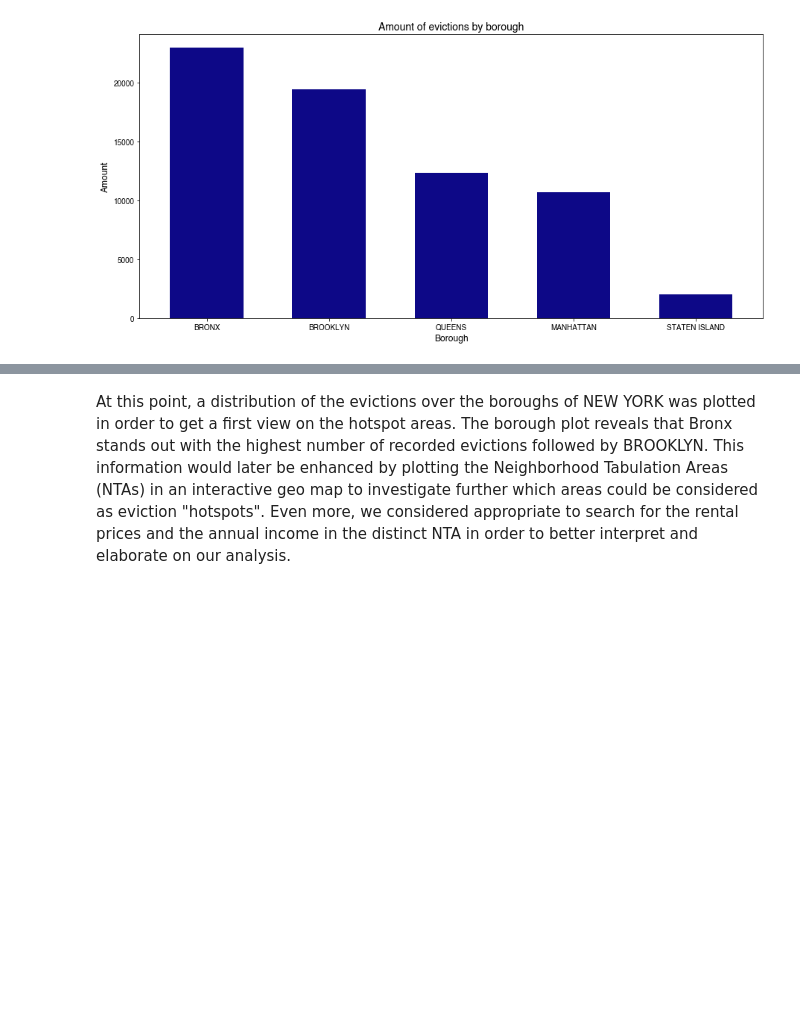
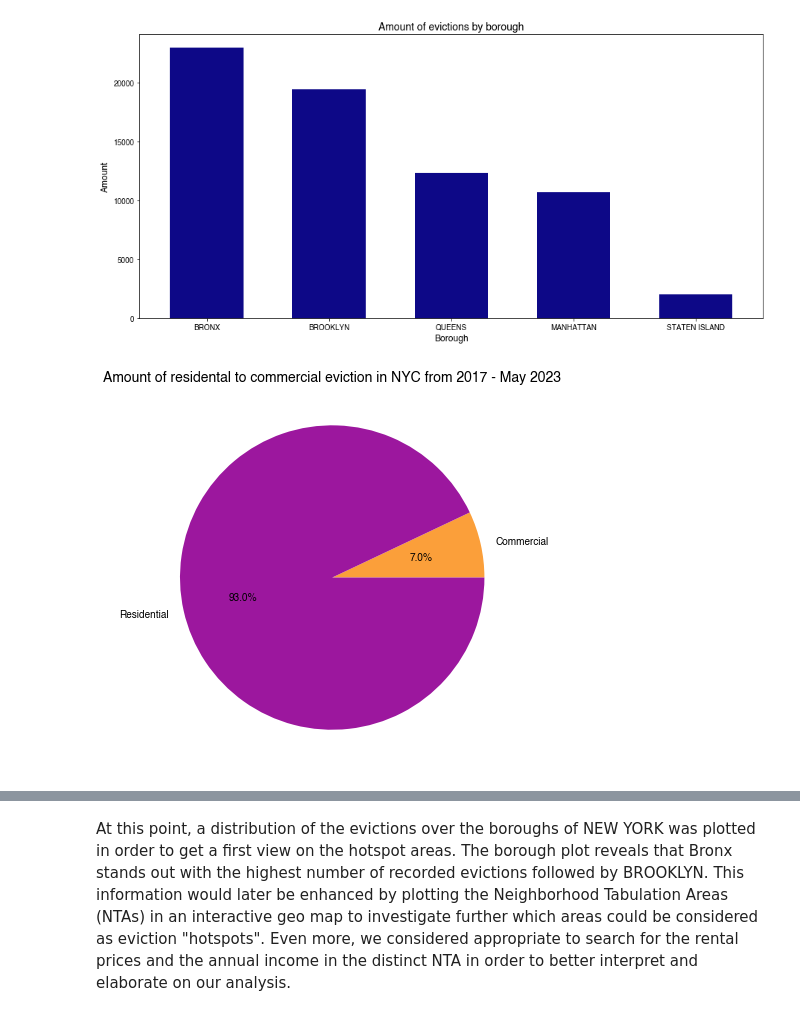
Before and after one commit to FranziskaMarie/Evictions-NYC, a Jupyter notebook: ExplainerNotebook.ipynb, the cells around one changed output, grey strips where cells are left out. Saved outputs shown, nothing was run; the diff lists cells and outputs as text; code cells hidden in the pictures; blank space fills up the shorter version.

```diff
--- a/ExplainerNotebook.ipynb
+++ b/ExplainerNotebook.ipynb
@@ -402,3 +402,10 @@ plt.xticks(rotation=0)
 plt.show()
 # %% [output]
 [figure]
+# %%
+df.groupby(['Residential/Commercial'])['Residential/Commercial'].count().plot.pie(autopct='%1.1f%%', colors=[plasma_custom[2], plasma_custom[6]])
+plt.ylabel('')
+plt.title('Amount of residental to commercial eviction in NYC from 2017 - May 2023')
+plt.show()
+# %% [output]
+[figure, added]
```
Also changed, not shown: parts of 56 cells of this notebook.
